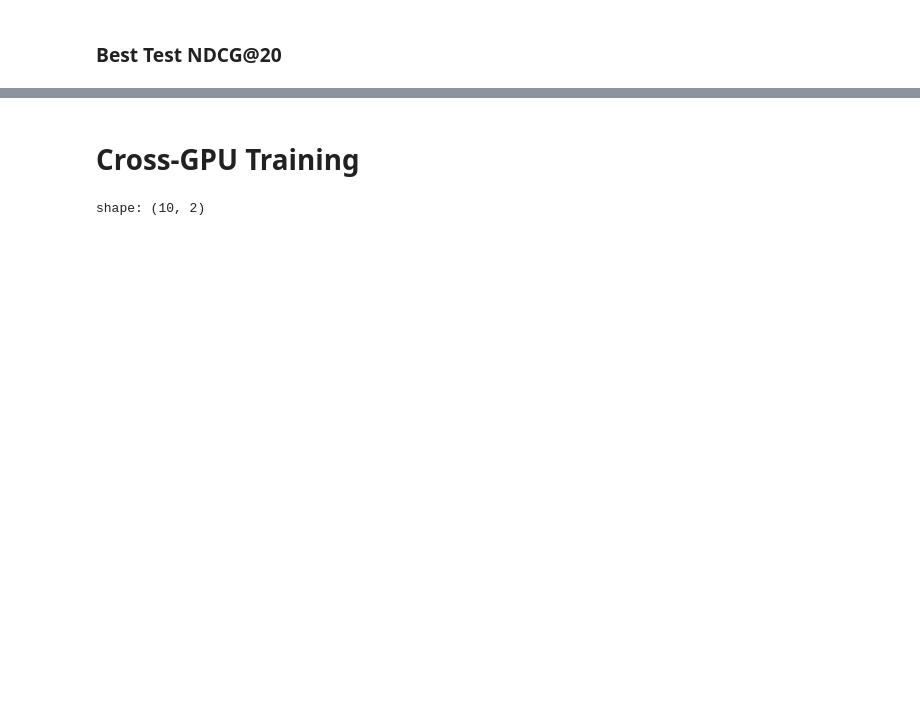
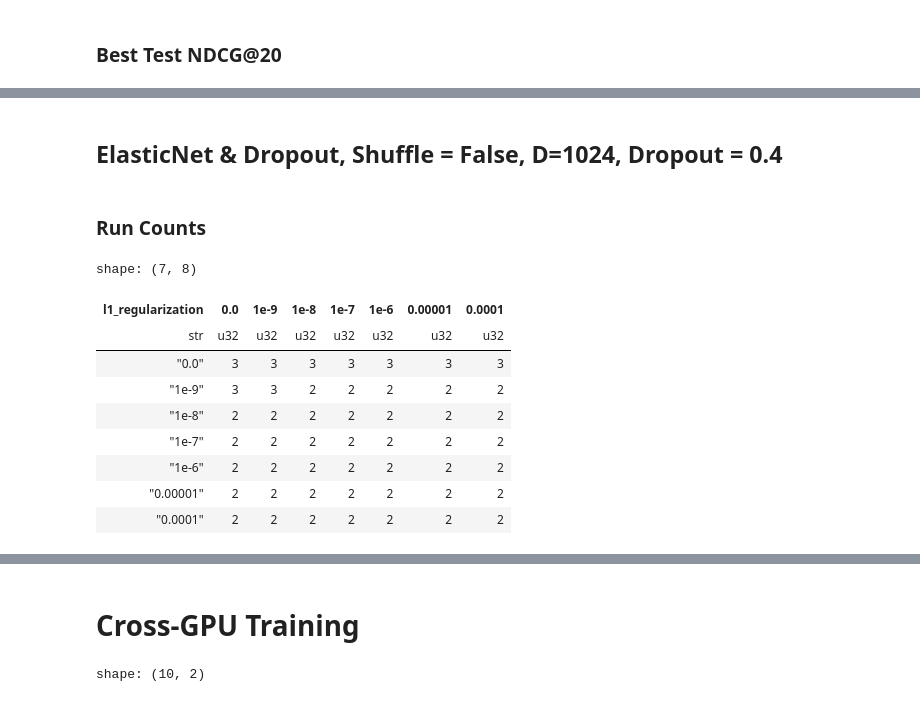
Before and after one commit to chaald/peppermint-matrix, a Jupyter notebook: notebooks/parameter_analysis/mf:regularization.ipynb, the cells around one changed output, grey strips where cells are left out. Saved outputs shown, nothing was run; the diff lists cells and outputs as text; code cells hidden in the pictures; blank space fills up the shorter version.

Commit message:
elasticnet_dropout

```diff
--- a/notebooks/parameter_analysis/mf:regularization.ipynb
+++ b/notebooks/parameter_analysis/mf:regularization.ipynb
@@ -2862,0 +2851,43 @@ display((train_ndcg - test_ndcg).style.background_gradient(cmap="RdYlGn_r", axis
+# %% [markdown]
+## ElasticNet & Dropout, Shuffle = False, D=1024, Dropout = 0.4
+# %%
+experiment_summary = experiment_runs.filter(
+    pl.col("shuffle") == False,
+    pl.col("embedding_dimension") == 1024,
+    pl.col("embedding_dropout_rate") == 0.4
+).group_by(
+    "l1_regularization", "l2_regularization"
+).agg(
+    pl.col("run_id").count().alias("num_runs"),
+    pl.col("best:epoch/epoch").mean(),
+    pl.col("best:epoch/test_recall@10").mean(),
+    pl.col("best:epoch/test_ndcg@10").mean(),
+    pl.col("best:epoch/train_recall@20").mean(),
+    pl.col("best:epoch/train_ndcg@20").mean(),
+    pl.col("best:epoch/test_recall@20").mean(),
+    pl.col("best:epoch/test_ndcg@20").mean(),
+).sort(
+    "l1_regularization", "l2_regularization"
+).with_columns(
+    pl.col("l1_regularization").cast(pl.Utf8),
+    pl.col("l2_regularization").cast(pl.Utf8)
+)
+# %% [markdown]
+### Run Counts
+# %%
+experiment_summary[["l1_regularization", "l2_regularization", "num_runs"]].pivot(
+    values=["num_runs"],
+    index="l1_regularization",
+    on="l2_regularization"
+)
+# %% [output]
+shape: (7, 8)
+| l1_regularization | 0.0 | 1e-9 | 1e-8 | 1e-7 | 1e-6 | 0.00001 | 0.0001 |
+| str | u32 | u32 | u32 | u32 | u32 | u32 | u32 |
+| "0.0" | 3 | 3 | 3 | 3 | 3 | 3 | 3 |
+| "1e-9" | 3 | 3 | 2 | 2 | 2 | 2 | 2 |
+| "1e-8" | 2 | 2 | 2 | 2 | 2 | 2 | 2 |
+| "1e-7" | 2 | 2 | 2 | 2 | 2 | 2 | 2 |
+| "1e-6" | 2 | 2 | 2 | 2 | 2 | 2 | 2 |
+| "0.00001" | 2 | 2 | 2 | 2 | 2 | 2 | 2 |
+| "0.0001" | 2 | 2 | 2 | 2 | 2 | 2 | 2 |
```
Also changed, not shown: parts of 33 cells of this notebook, 2 other files.
